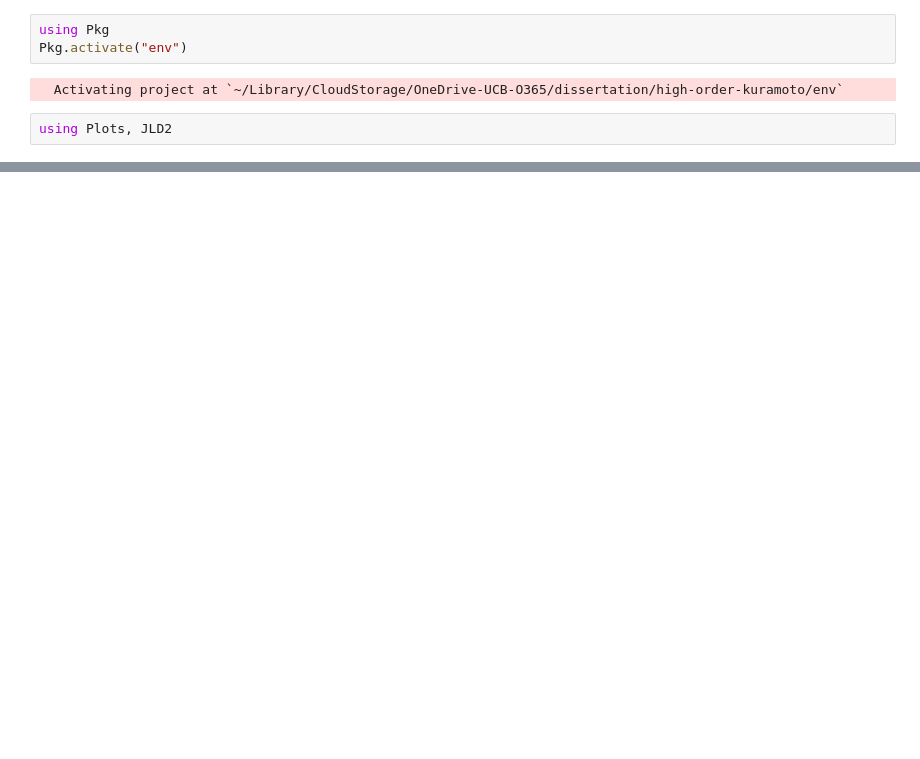
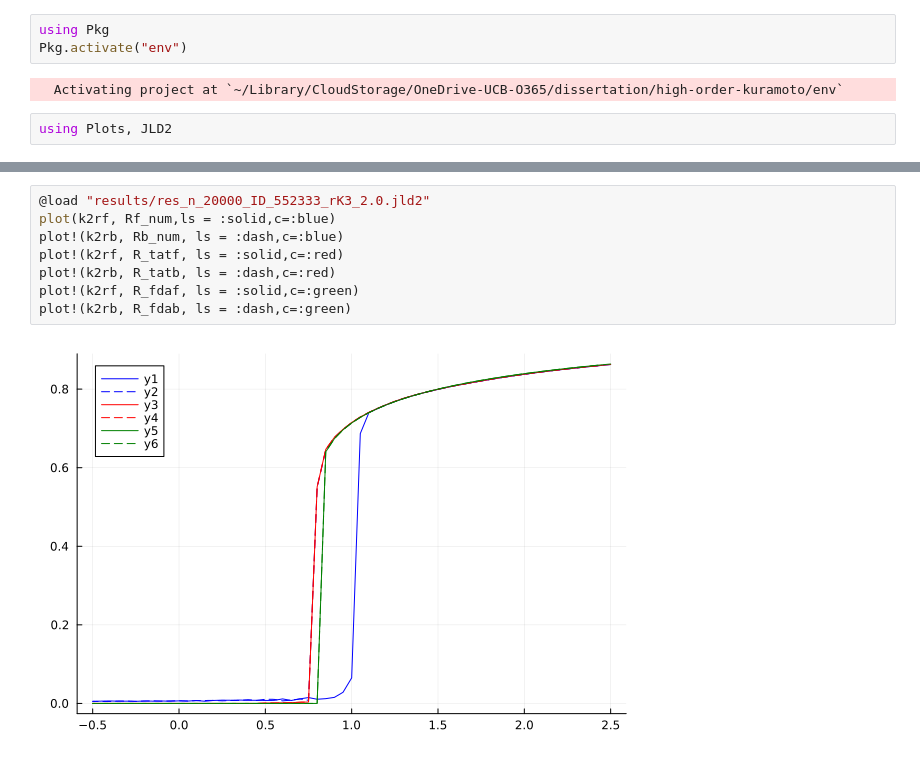
Before and after one commit to chku-ucb/high-order-kuramoto, a Jupyter notebook: plot.ipynb, the cells around one changed output, grey strips where cells are left out. Cells and saved outputs as stored; diff of their text form; blank space fills up the shorter version.

Commit message:
update code and other methodsalong with some results

```diff
--- a/plot.ipynb
+++ b/plot.ipynb
@@ -36,0 +54,10 @@ plot!(k2rb, Rb_num)
+# %%
+@load "results/res_n_20000_ID_552333_rK3_2.0.jld2"
+plot(k2rf, Rf_num,ls = :solid,c=:blue)
+plot!(k2rb, Rb_num, ls = :dash,c=:blue)
+plot!(k2rf, R_tatf, ls = :solid,c=:red)
+plot!(k2rb, R_tatb, ls = :dash,c=:red)
+plot!(k2rf, R_fdaf, ls = :solid,c=:green)
+plot!(k2rb, R_fdab, ls = :dash,c=:green)
+# %% [output]
+[figure, added]
```
Also changed, not shown: parts of 13 cells of this notebook, 59 other files.
